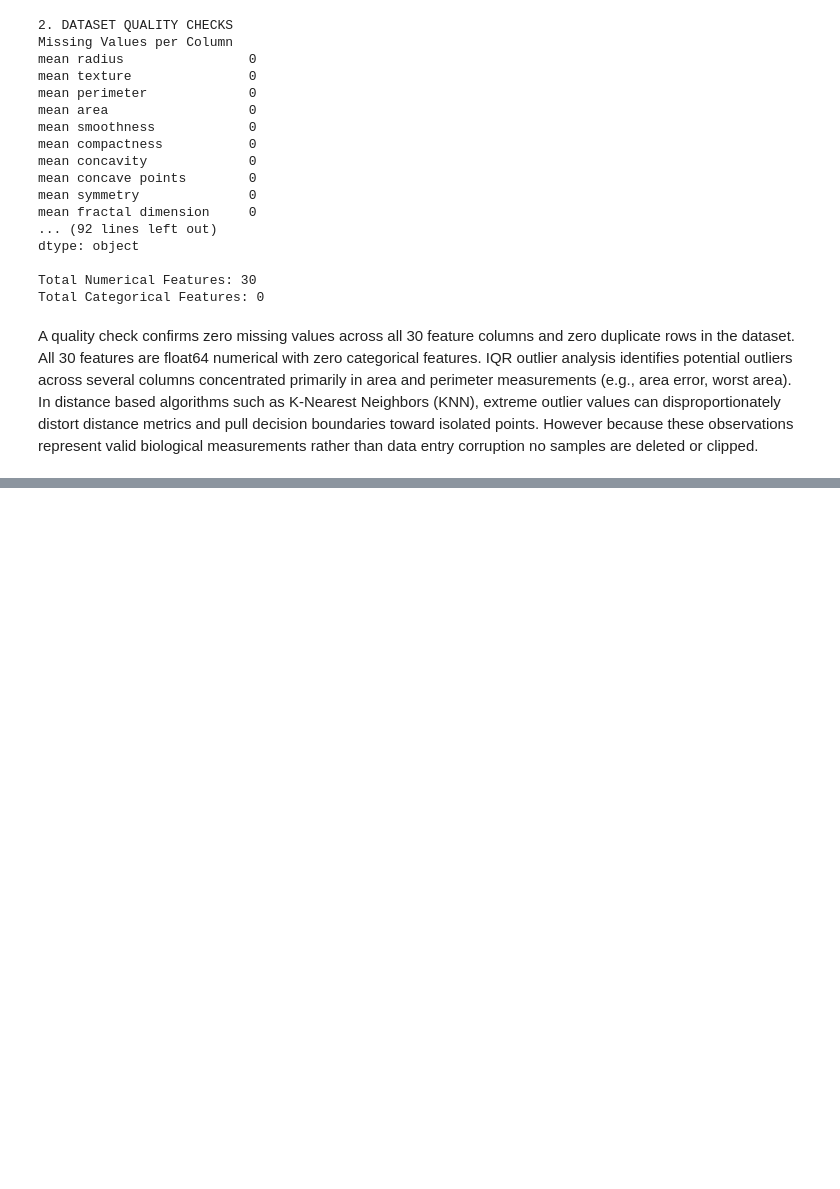
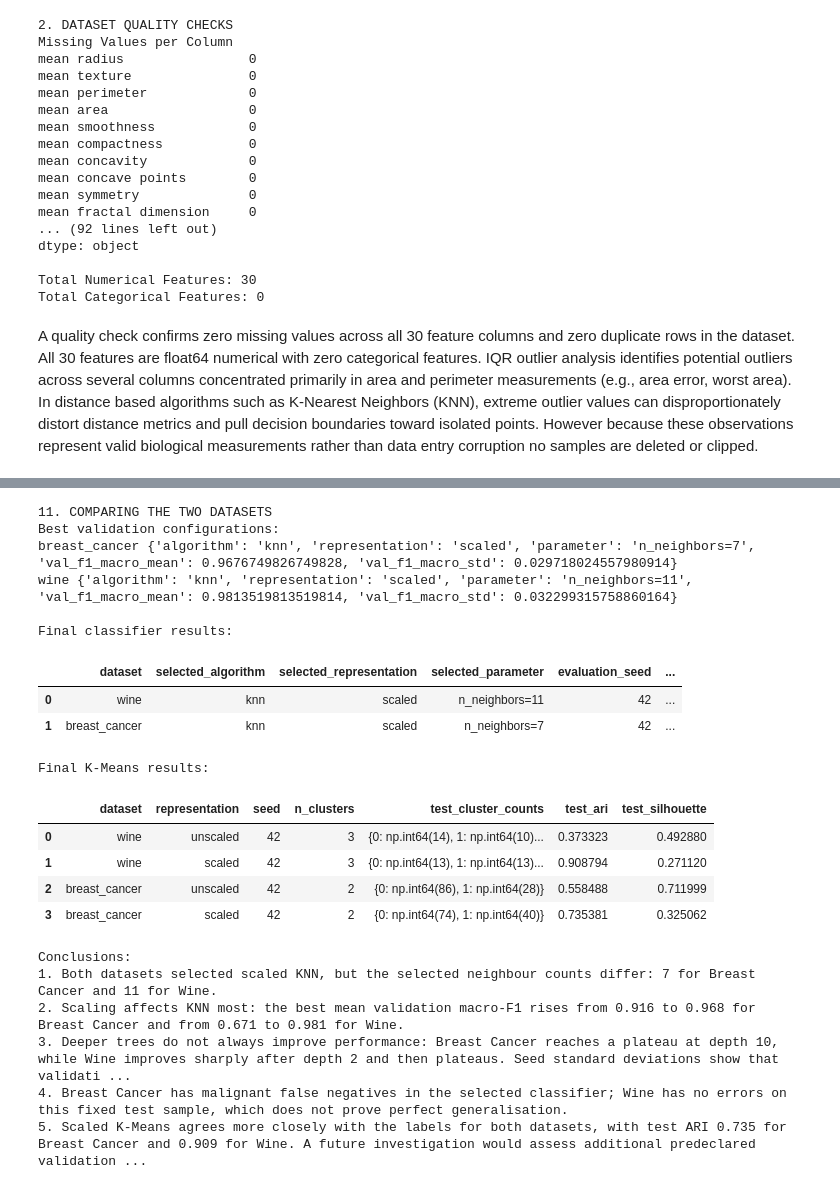
Before and after one commit to Mnour3593/ML-Midterm, a Jupyter notebook: breast_cancer.ipynb, the cells around one changed output, grey strips where cells are left out. Drawn from its saved outputs; the diff is of its cells as text; code cells hidden in the pictures; blank space fills up the shorter version.

```diff
--- a/breast_cancer.ipynb
+++ b/breast_cancer.ipynb
@@ -112,0 +312,47 @@ A quality check confirms zero missing values across all 30 feature columns and z
+# %%
+classifier_summary_all = pd.read_csv("classifier_summary.csv")
+classifier_test_all = pd.read_csv("classifier_test.csv")
+kmeans_test_all = pd.read_csv("kmeans_test.csv")
+
+print("11. COMPARING THE TWO DATASETS")
+print("Best validation configurations:")
+for dataset_name in ["breast_cancer", "wine"]:
+    rows = classifier_summary_all[classifier_summary_all["dataset"] == dataset_name]
+    best = rows.sort_values(
+        ["val_f1_macro_mean", "val_accuracy_mean", "val_f1_macro_std", "configuration_id"],
+        ascending=[False, False, True, True],
+    ).iloc[0]
+    print(dataset_name, best[["algorithm", "representation", "parameter", "val_f1_macro_mean", "val_f1_macro_std"]].to_dict())
+
+print("\nFinal classifier results:")
+display(classifier_test_all)
+print("\nFinal K-Means results:")
+display(kmeans_test_all)
+print("\nConclusions:")
+print("1. Both datasets selected scaled KNN, but the selected neighbour counts differ: 7 for Breast Cancer and 11 for Wine.")
+print("2. Scaling affects KNN most: the best mean validation macro-F1 rises from 0.916 to 0.968 for Breast Cancer and from 0.671 to 0.981 for Wine.")
+print("3. Deeper trees do not always improve performance: Breast Cancer reaches a plateau at depth 10, while Wine improves sharply after depth 2 and then plateaus. Seed standard deviations show that validation subsets are small and variable.")
+print("4. Breast Cancer has malignant false negatives in the selected classifier; Wine has no errors on this fixed test sample, which does not prove perfect generalisation.")
+print("5. Scaled K-Means agrees more closely with the labels for both datasets, with test ARI 0.735 for Breast Cancer and 0.909 for Wine. A future investigation would assess additional predeclared validation splits or a different distance-based method, without retuning on the test set.")
+# %% [output]
+11. COMPARING THE TWO DATASETS
+Best validation configurations:
+breast_cancer {'algorithm': 'knn', 'representation': 'scaled', 'parameter': 'n_neighbors=7', 'val_f1_macro_mean': 0.9676749826749828, 'val_f1_macro_std': 0.029718024557980914}
+wine {'algorithm': 'knn', 'representation': 'scaled', 'parameter': 'n_neighbors=11', 'val_f1_macro_mean': 0.9813519813519814, 'val_f1_macro_std': 0.032299315758860164}
+
+Final classifier results:
+|  | dataset | selected_algorithm | selected_representation | selected_parameter | evaluation_seed | ... |
+| 0 | wine | knn | scaled | n_neighbors=11 | 42 | ... |
+| 1 | breast_cancer | knn | scaled | n_neighbors=7 | 42 | ... |
+Final K-Means results:
+|  | dataset | representation | seed | n_clusters | test_cluster_counts | test_ari | test_silhouette |
+| 0 | wine | unscaled | 42 | 3 | {0: np.int64(14), 1: np.int64(10)... | 0.373323 | 0.492880 |
+| 1 | wine | scaled | 42 | 3 | {0: np.int64(13), 1: np.int64(13)... | 0.908794 | 0.271120 |
+| 2 | breast_cancer | unscaled | 42 | 2 | {0: np.int64(86), 1: np.int64(28)} | 0.558488 | 0.711999 |
+| 3 | breast_cancer | scaled | 42 | 2 | {0: np.int64(74), 1: np.int64(40)} | 0.735381 | 0.325062 |
+Conclusions:
+1. Both datasets selected scaled KNN, but the selected neighbour counts differ: 7 for Breast Cancer and 11 for Wine.
+2. Scaling affects KNN most: the best mean validation macro-F1 rises from 0.916 to 0.968 for Breast Cancer and from 0.671 to 0.981 for Wine.
+3. Deeper trees do not always improve performance: Breast Cancer reaches a plateau at depth 10, while Wine improves sharply after depth 2 and then plateaus. Seed standard deviations show that validati ...
+4. Breast Cancer has malignant false negatives in the selected classifier; Wine has no errors on this fixed test sample, which does not prove perfect generalisation.
+5. Scaled K-Means agrees more closely with the labels for both datasets, with test ARI 0.735 for Breast Cancer and 0.909 for Wine. A future investigation would assess additional predeclared validation ...
```
Also changed, not shown: parts of 7 cells of this notebook, 34 other files.
